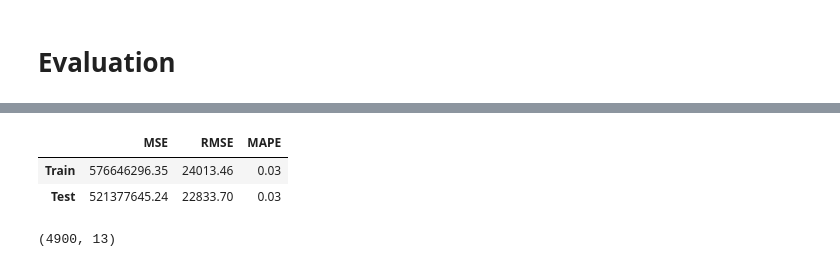
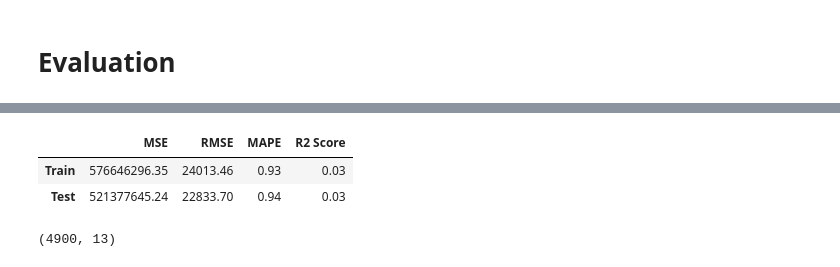
Before and after one commit to nursnaaz/FutureDataScienceLegends, a Jupyter notebook: 04. Linear Regression/Notebook/Linear Regression Practical/HousePriceLinearRegression.ipynb, the cells around one changed output, grey strips where cells are left out. Cells and saved outputs as stored; diff of their text form; code cells hidden in the pictures.

```diff
--- a/04. Linear Regression/Notebook/Linear Regression Practical/HousePriceLinearRegression.ipynb
+++ b/04. Linear Regression/Notebook/Linear Regression Practical/HousePriceLinearRegression.ipynb
@@ -706,9 +734,9 @@ res
 # %%
-pd.DataFrame(res, columns=['MSE','RMSE','MAPE'], index = ['Train', 'Test'])
+pd.DataFrame(res, columns=['MSE','RMSE','MAPE', 'R2 Score' ], index = ['Train', 'Test'])
 # %% [output]
-|  | MSE | RMSE | MAPE |
-| Train | 576646296.35 | 24013.46 | 0.03 |
-| Test | 521377645.24 | 22833.70 | 0.03 |
+|  | MSE | RMSE | MAPE | R2 Score |
+| Train | 576646296.35 | 24013.46 | 0.93 | 0.03 |
+| Test | 521377645.24 | 22833.70 | 0.94 | 0.03 |
 # %%
 X.shape
 # %% [output]
```
Also changed, not shown: parts of 32 cells of this notebook, 12 other files.
